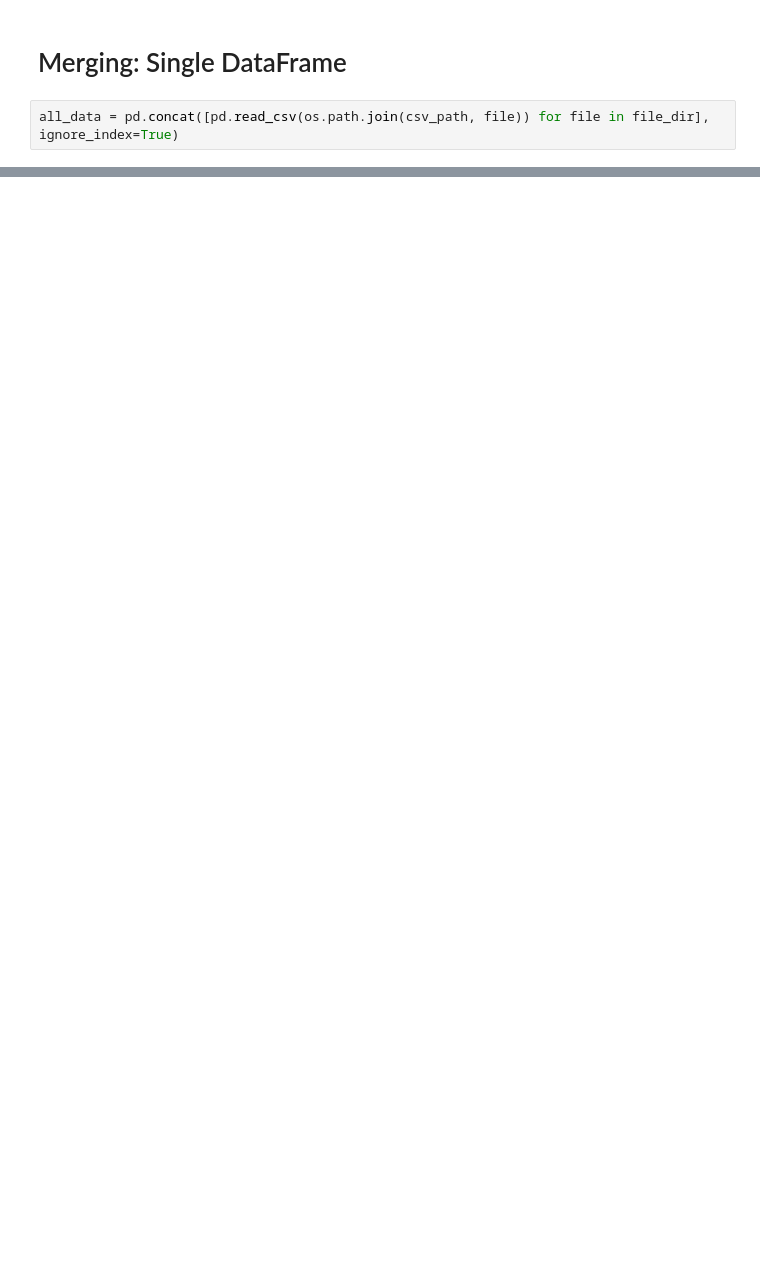
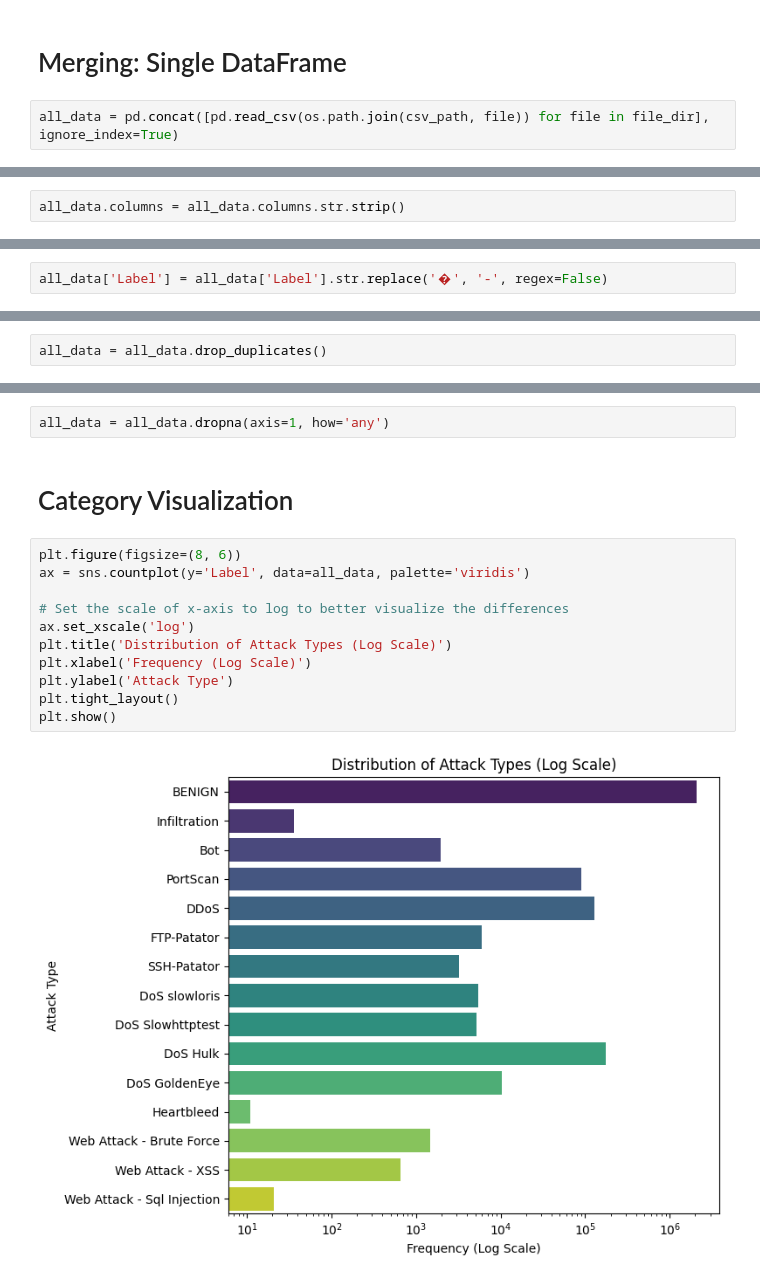
Before and after one commit to ChristelleJoseph/Intrusion-Detection-System, a Jupyter notebook: intrusionDetection.ipynb, the cells around one changed output, grey strips where cells are left out. Saved outputs shown, nothing was run; the diff lists cells and outputs as text; blank space fills up the shorter version.

```diff
--- a/intrusionDetection.ipynb
+++ b/intrusionDetection.ipynb
@@ -46,0 +58,2 @@ all_data = pd.concat([pd.read_csv(os.path.join(csv_path, file)) for file in file
+# %%
+all_data.columns = all_data.columns.str.strip()
@@ -46,0 +79,2 @@ all_data = pd.concat([pd.read_csv(os.path.join(csv_path, file)) for file in file
+# %%
+all_data['Label'] = all_data['Label'].str.replace('�', '-', regex=False)
@@ -46,0 +83,2 @@ all_data = pd.concat([pd.read_csv(os.path.join(csv_path, file)) for file in file
+# %%
+all_data = all_data.drop_duplicates()
@@ -46,0 +104,17 @@ all_data = pd.concat([pd.read_csv(os.path.join(csv_path, file)) for file in file
+# %%
+all_data = all_data.dropna(axis=1, how='any')
+# %% [markdown]
+# Category Visualization
+# %%
+plt.figure(figsize=(8, 6))
+ax = sns.countplot(y='Label', data=all_data, palette='viridis')
+
+# Set the scale of x-axis to log to better visualize the differences
+ax.set_xscale('log')
+plt.title('Distribution of Attack Types (Log Scale)')
+plt.xlabel('Frequency (Log Scale)')
+plt.ylabel('Attack Type')
+plt.tight_layout()
+plt.show()
+# %% [output]
+[figure, added]
```
Also changed, not shown: parts of 13 cells of this notebook.
